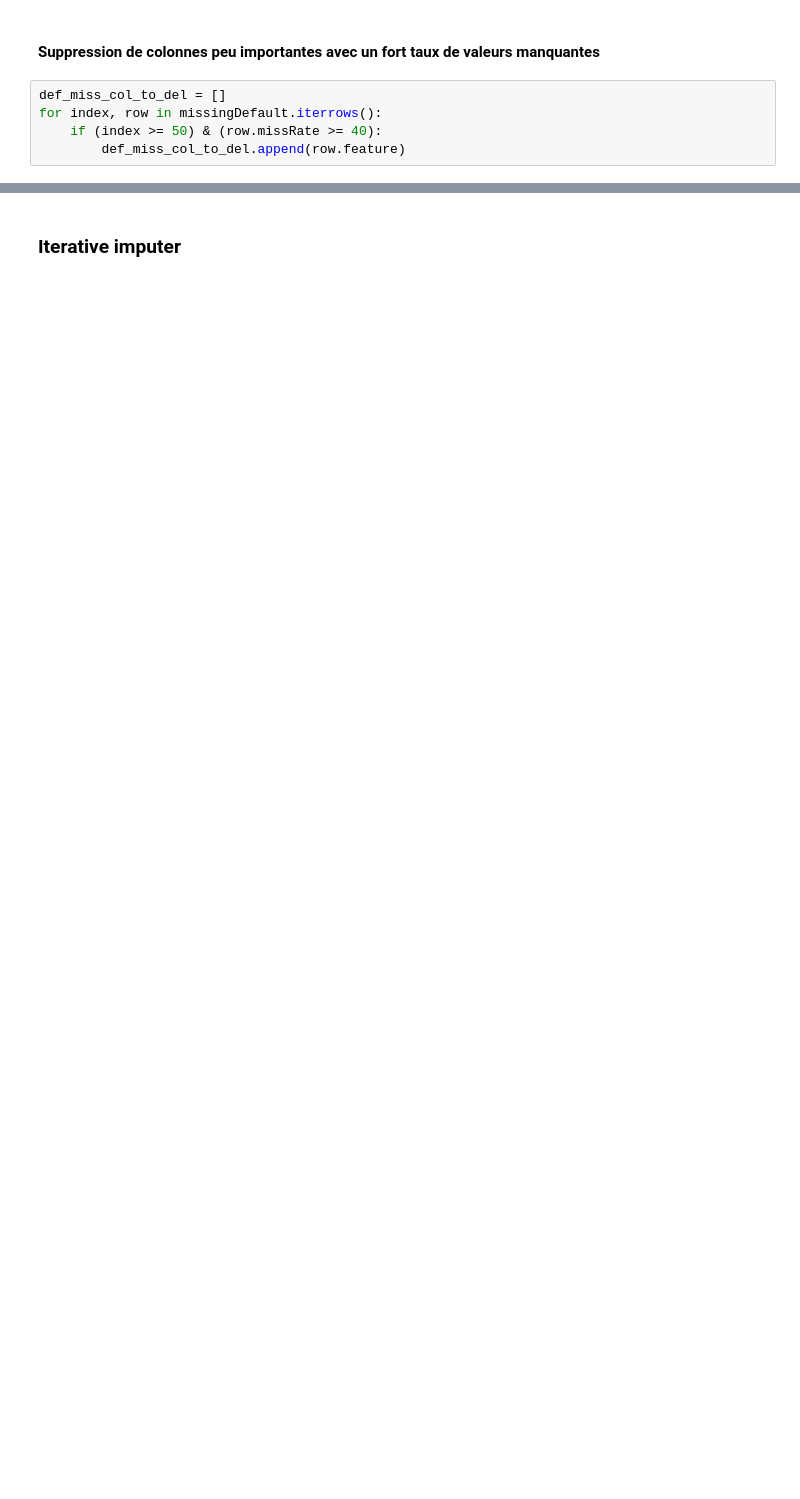
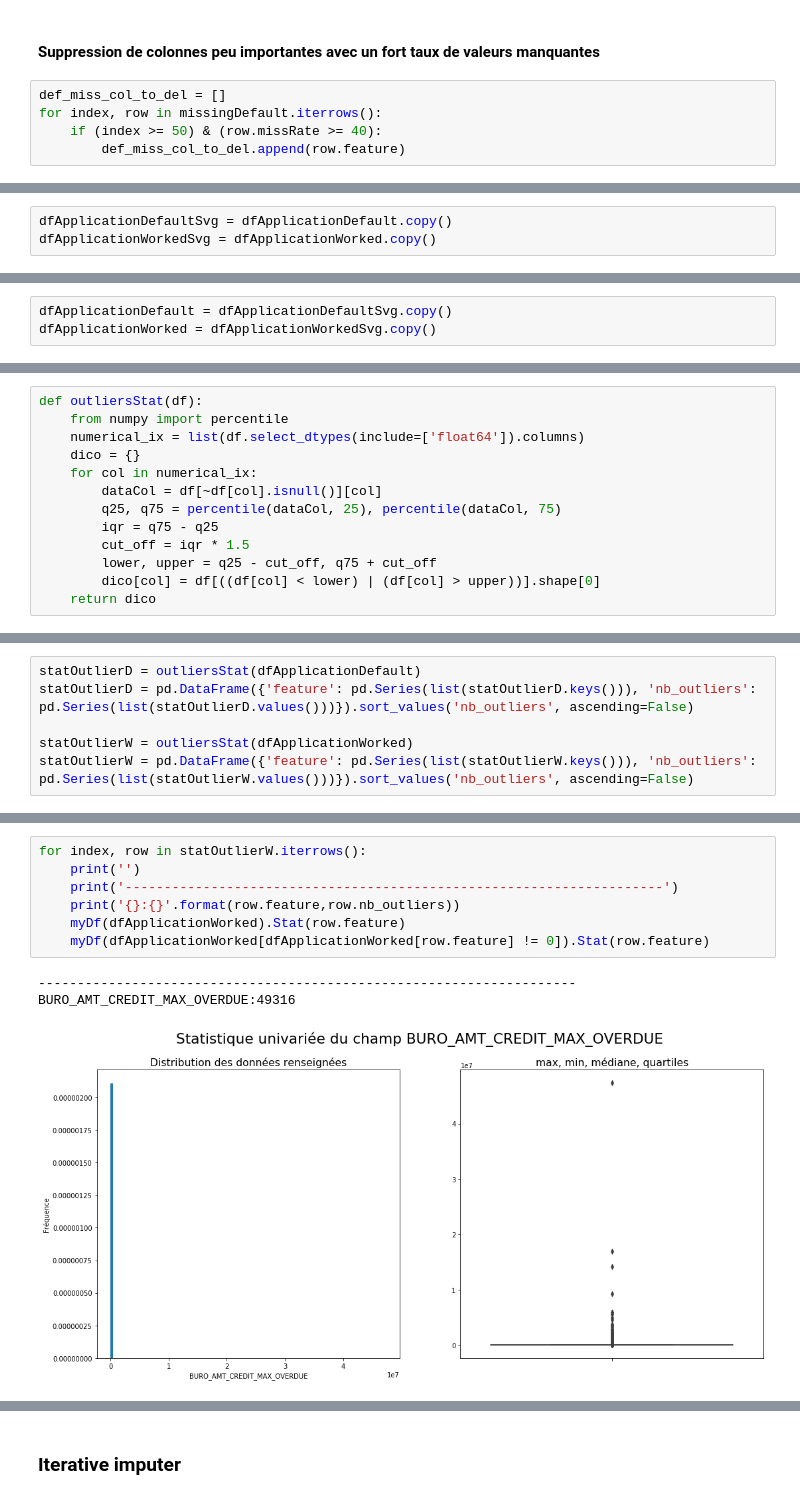
Before and after one commit to pyb-data/credit_scoring, a Jupyter notebook: Data_Preparation.ipynb, the cells around one changed output, grey strips where cells are left out. Saved outputs shown, nothing was run; the diff lists cells and outputs as text; blank space fills up the shorter version.

```diff
--- a/Data_Preparation.ipynb
+++ b/Data_Preparation.ipynb
@@ -1187,0 +1413,3 @@ del dfApplicationDefault['PREV_NAME_CASH_LOAN_PURPOSE']
+# %%
+dfApplicationDefaultSvg = dfApplicationDefault.copy()
+dfApplicationWorkedSvg = dfApplicationWorked.copy()
@@ -1187,0 +1422,3 @@ del dfApplicationDefault['PREV_NAME_CASH_LOAN_PURPOSE']
+# %%
+dfApplicationDefault = dfApplicationDefaultSvg.copy()
+dfApplicationWorked = dfApplicationWorkedSvg.copy()
@@ -1187,0 +1439,13 @@ del dfApplicationDefault['PREV_NAME_CASH_LOAN_PURPOSE']
+# %%
+def outliersStat(df):
+    from numpy import percentile
+    numerical_ix = list(df.select_dtypes(include=['float64']).columns)
+    dico = {}
+    for col in numerical_ix:
+        dataCol = df[~df[col].isnull()][col]
+        q25, q75 = percentile(dataCol, 25), percentile(dataCol, 75)
+        iqr = q75 - q25
+        cut_off = iqr * 1.5
+        lower, upper = q25 - cut_off, q75 + cut_off
+        dico[col] = df[((df[col] < lower) | (df[col] > upper))].shape[0]
+    return dico
@@ -1187,0 +1456,6 @@ del dfApplicationDefault['PREV_NAME_CASH_LOAN_PURPOSE']
+# %%
+statOutlierD = outliersStat(dfApplicationDefault)
+statOutlierD = pd.DataFrame({'feature': pd.Series(list(statOutlierD.keys())), 'nb_outliers': pd.Series(list(statOutlierD.values()))}).sort_values('nb_outliers', ascending=False)
+
+statOutlierW = outliersStat(dfApplicationWorked)
+statOutlierW = pd.DataFrame({'feature': pd.Series(list(statOutlierW.keys())), 'nb_outliers': pd.Series(list(statOutlierW.values()))}).sort_values('nb_outliers', ascending=False)
@@ -1187,0 +1467,11 @@ del dfApplicationDefault['PREV_NAME_CASH_LOAN_PURPOSE']
+# %%
+for index, row in statOutlierW.iterrows():
+    print('')
+    print('---------------------------------------------------------------------')
+    print('{}:{}'.format(row.feature,row.nb_outliers))
+    myDf(dfApplicationWorked).Stat(row.feature)
+    myDf(dfApplicationWorked[dfApplicationWorked[row.feature] != 0]).Stat(row.feature)
+# %% [output]
+---------------------------------------------------------------------
+BURO_AMT_CREDIT_MAX_OVERDUE:49316
+[figure, added]
```
Also changed, not shown: parts of 80 cells of this notebook.
